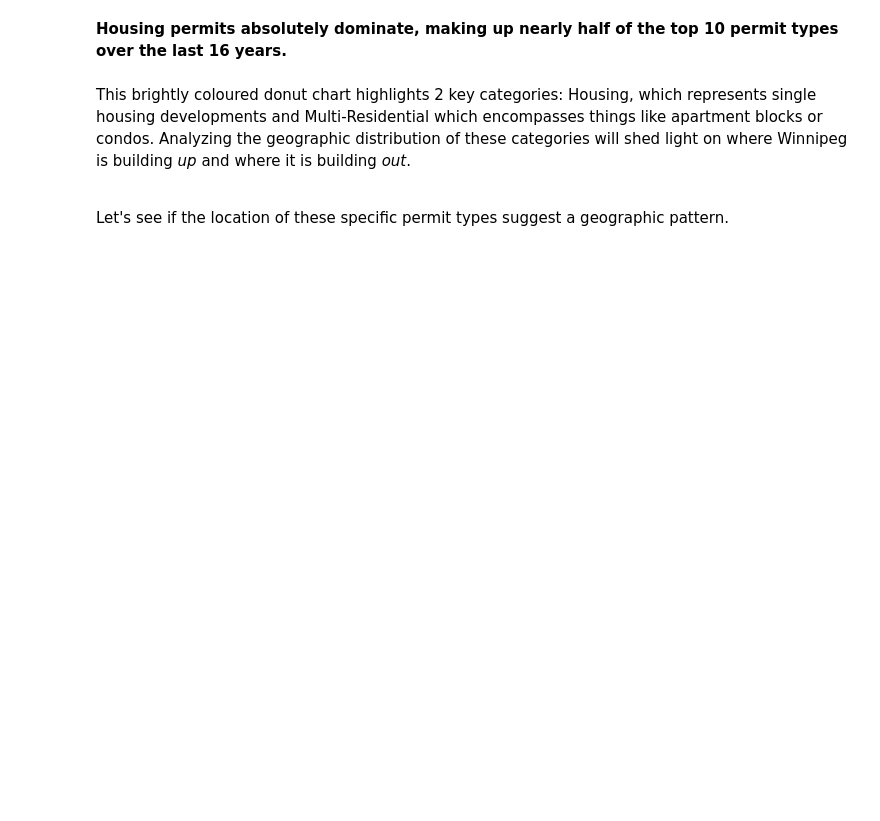
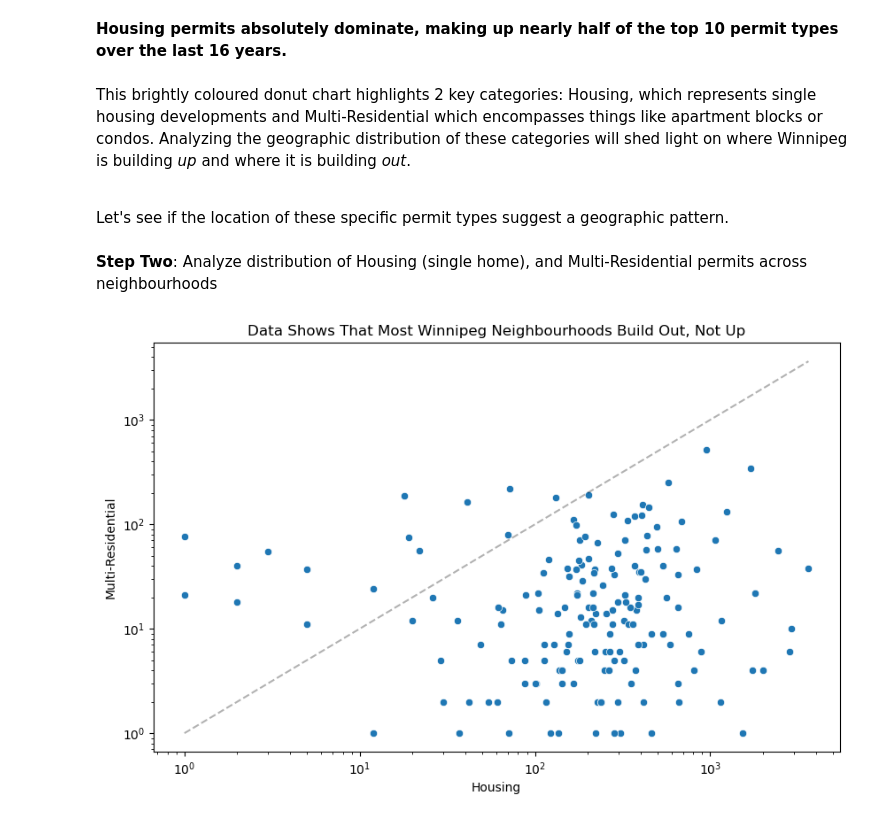
Before and after one commit to AylieNagler/City-Sprawl-Analysis.Building-Permits, a Jupyter notebook: notebooks/visual_analysis.ipynb, the cells around one changed output. Saved outputs shown, nothing was run; the diff lists cells and outputs as text; code cells hidden in the pictures; blank space fills up the shorter version.

Commit message:
Plot scatterplot displaying neighbourhoods by count of Housing vs Multi-Residential permits

```diff
--- a/notebooks/visual_analysis.ipynb
+++ b/notebooks/visual_analysis.ipynb
@@ -92,3 +92,9 @@ donut_permit_types(df)
 This brightly coloured donut chart highlights 2 key categories: Housing, which represents single housing developments and Multi-Residential which encompasses things like apartment blocks or condos. Analyzing the geographic distribution of these categories will shed light on where Winnipeg is building *up* and where it is building *out*. <br><br>
 
  Let's see if the location of these specific permit types suggest a geographic pattern.
+# %% [markdown]
+**Step Two**: Analyze distribution of Housing (single home), and Multi-Residential permits across neighbourhoods
+# %%
+building_up_out(df)
+# %% [output]
+[figure, added]
```
Also changed, not shown: parts of 4 cells of this notebook.
